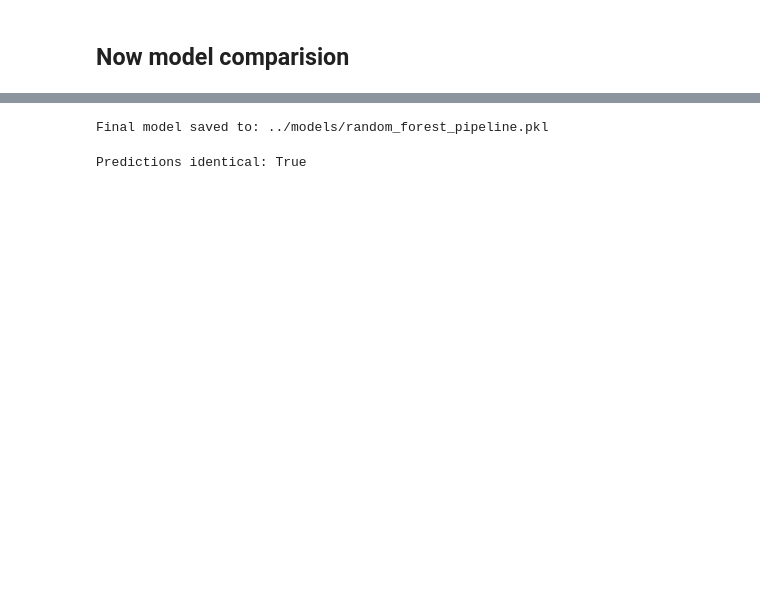
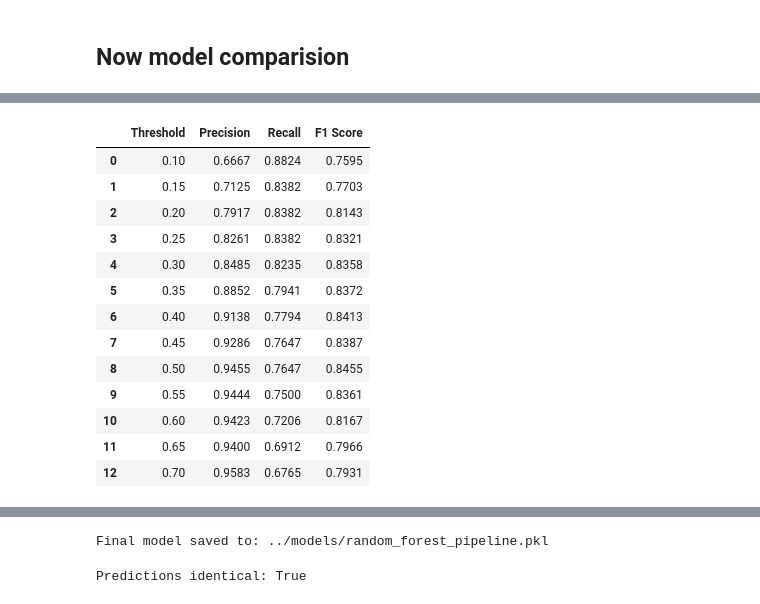
Before and after one commit to Maazkhan-43/AI-Based-Predictive-Maintenance-and-Machine-Failure-Prediction-System, a Jupyter notebook: notebooks/05_model_training.ipynb, the cells around one changed output, grey strips where cells are left out. Cells and saved outputs as stored; diff of their text form; code cells hidden in the pictures; blank space fills up the shorter version.

Commit message:
Complete model comparison and select XGBoost

```diff
--- a/notebooks/05_model_training.ipynb
+++ b/notebooks/05_model_training.ipynb
@@ -309,0 +360,6 @@ Random Forest Confusion Matrix:
+# %%
+X_train_xgb = preprocessor.fit_transform(X_train)
+X_test_xgb = preprocessor.transform(X_test)
+
+print("XGBoost training data shape:", X_train_xgb.shape)
+print("XGBoost testing data shape:", X_test_xgb.shape)
@@ -309,0 +396,8 @@ Random Forest Confusion Matrix:
+# %%
+xgb_pred = xgb_model.predict(X_test_xgb)
+
+xgb_probability = xgb_model.predict_proba(
+    X_test_xgb
+)[:, 1]
+
+print("XGBoost predictions generated.")
@@ -349,0 +566,66 @@ Name: 1, dtype: object
+# %%
+from sklearn.metrics import precision_score, recall_score, f1_score
+
+threshold_results = []
+
+thresholds = [
+    0.10,
+    0.15,
+    0.20,
+    0.25,
+    0.30,
+    0.35,
+    0.40,
+    0.45,
+    0.50,
+    0.55,
+    0.60,
+    0.65,
+    0.70
+]
+
+for threshold in thresholds:
+
+    threshold_pred = (
+        xgb_probability >= threshold
+    ).astype(int)
+
+    threshold_results.append({
+        "Threshold": threshold,
+        "Precision": precision_score(
+            y_test,
+            threshold_pred,
+            zero_division=0
+        ),
+        "Recall": recall_score(
+            y_test,
+            threshold_pred,
+            zero_division=0
+        ),
+        "F1 Score": f1_score(
+            y_test,
+            threshold_pred,
+            zero_division=0
+        )
+    })
+
+threshold_results = pd.DataFrame(
+    threshold_results
+)
+
+threshold_results.round(4)
+# %% [output]
+|  | Threshold | Precision | Recall | F1 Score |
+| 0 | 0.10 | 0.6667 | 0.8824 | 0.7595 |
+| 1 | 0.15 | 0.7125 | 0.8382 | 0.7703 |
+| 2 | 0.20 | 0.7917 | 0.8382 | 0.8143 |
+| 3 | 0.25 | 0.8261 | 0.8382 | 0.8321 |
+| 4 | 0.30 | 0.8485 | 0.8235 | 0.8358 |
+| 5 | 0.35 | 0.8852 | 0.7941 | 0.8372 |
+| 6 | 0.40 | 0.9138 | 0.7794 | 0.8413 |
+| 7 | 0.45 | 0.9286 | 0.7647 | 0.8387 |
+| 8 | 0.50 | 0.9455 | 0.7647 | 0.8455 |
+| 9 | 0.55 | 0.9444 | 0.7500 | 0.8361 |
+| 10 | 0.60 | 0.9423 | 0.7206 | 0.8167 |
+| 11 | 0.65 | 0.9400 | 0.6912 | 0.7966 |
+| 12 | 0.70 | 0.9583 | 0.6765 | 0.7931 |
```
Also changed, not shown: parts of 40 cells of this notebook, 8 other files.
